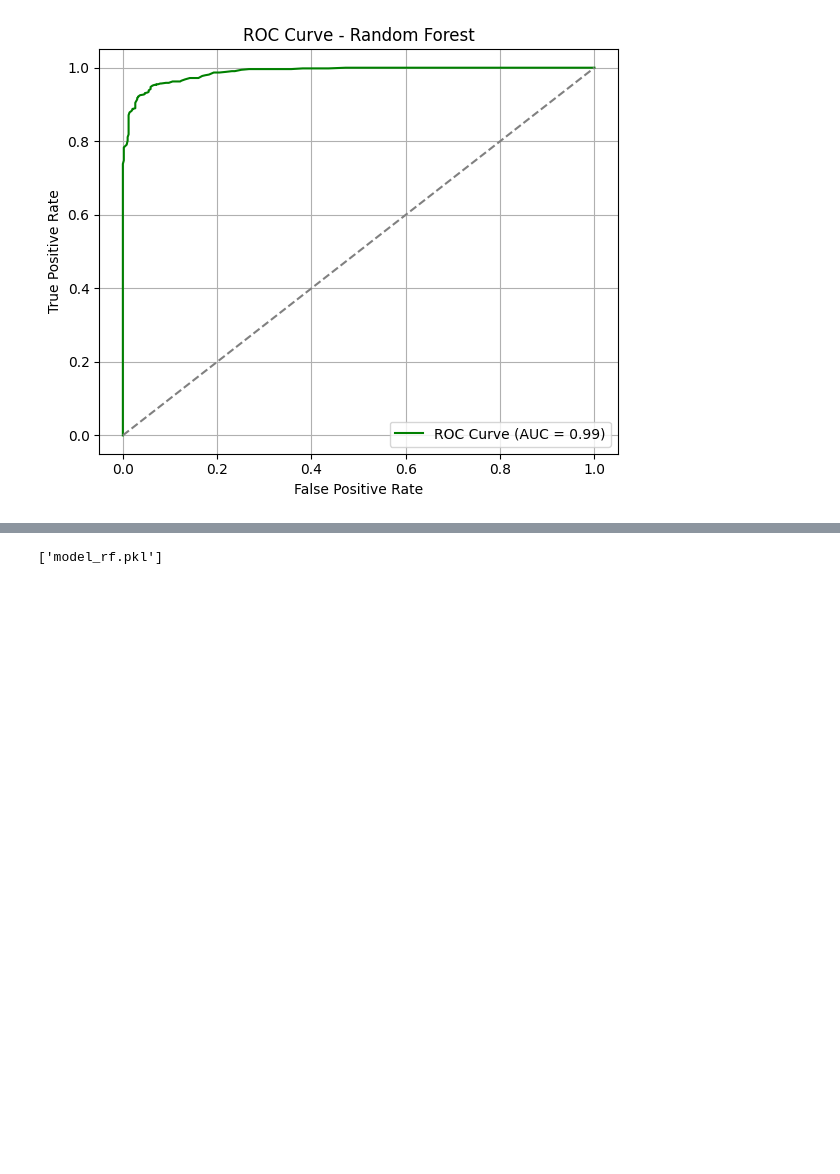
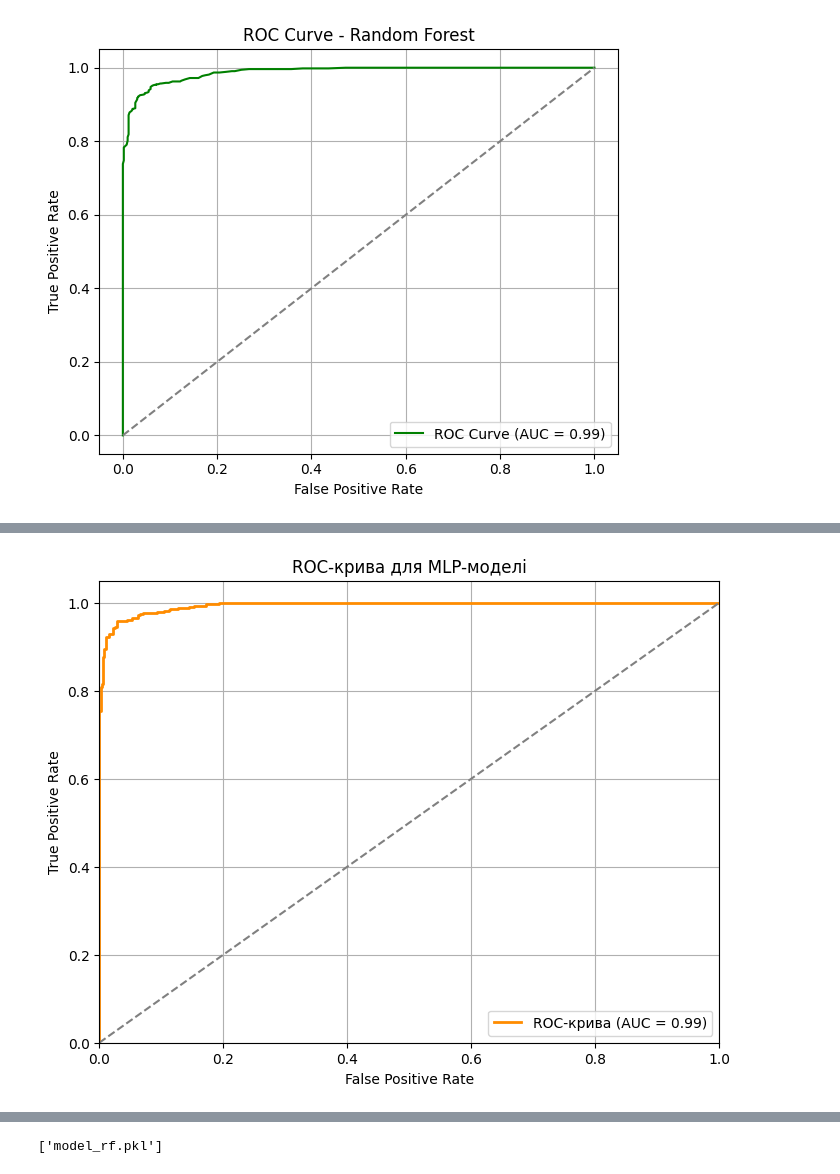
Before and after one commit to Yurii-Stepovenko/YAMNet1, a Jupyter notebook: Main.ipynb, the cells around one changed output, grey strips where cells are left out. Drawn from its saved outputs; the diff is of its cells as text; code cells hidden in the pictures; blank space fills up the shorter version.

```diff
--- a/Main.ipynb
+++ b/Main.ipynb
@@ -523,0 +338,88 @@ weighted avg       0.95      0.95      0.95      1028
+# %%
+#3.MLP
+import tensorflow as tf
+from tensorflow.keras import layers, callbacks
+from sklearn.model_selection import train_test_split
+from sklearn.metrics import (
+    accuracy_score, precision_score, recall_score, f1_score,
+    classification_report, roc_curve, auc
+)
+import numpy as np
+import matplotlib.pyplot as plt
+
+#Розділення даних
+X_train, X_test, y_train, y_test = train_test_split(
+    X, y, test_size=0.2, random_state=42
+)
+
+#Побудова моделі
+model_mlp = tf.keras.Sequential([
+    layers.Dense(128, activation=None, input_shape=(1024,)),
+    layers.BatchNormalization(),
+    layers.Activation('relu'),
+    layers.Dropout(0.3),
+
+    layers.Dense(64, activation=None),
+    layers.BatchNormalization(),
+    layers.Activation('relu'),
+    layers.Dropout(0.3),
+
+    layers.Dense(1, activation='sigmoid')
+])
+
+#Компіляція
+model_mlp.compile(
+    optimizer='adam',
+    loss='binary_crossentropy',
+    metrics=['accuracy']
+)
+
+#Callbacks
+early_stop = callbacks.EarlyStopping(
+    monitor='val_loss',
+    patience=5,
+    restore_best_weights=True
+)
+
+#Навчання
+history_mlp = model_mlp.fit(
+    X_train, y_train,
+    epochs=15,
+    batch_size=32,
+    validation_data=(X_test, y_test),
+    callbacks=[early_stop],
+    verbose=1
+)
+
+#Оцінка
+y_pred_proba = model_mlp.predict(X_test).flatten()
+y_pred = (y_pred_proba > 0.5).astype(int)
+
+accuracy = accuracy_score(y_test, y_pred)
+precision = precision_score(y_test, y_pred)
+recall = recall_score(y_test, y_pred)
+f1 = f1_score(y_test, y_pred)
+
+print("MLP classifier")
+print("Accuracy:", accuracy)
+print("Precision:", precision)
+print("Recall:", recall)
+print("F1 Score:", f1)
+print("\nClassification Report:\n", classification_report(y_test, y_pred))
+
+#Побудова ROC-кривої
+fpr, tpr, thresholds = roc_curve(y_test, y_pred_proba)
+roc_auc = auc(fpr, tpr)
+
+plt.figure(figsize=(8, 6))
+plt.plot(fpr, tpr, label=f'ROC-крива (AUC = {roc_auc:.2f})', color='darkorange', lw=2)
+plt.plot([0, 1], [0, 1], linestyle='--', color='gray')
+plt.xlim([0.0, 1.0])
+plt.ylim([0.0, 1.05])
+plt.xlabel('False Positive Rate')
+plt.ylabel('True Positive Rate')
+plt.title('ROC-крива для MLP-моделі')
+plt.legend(loc='lower right')
+plt.grid(True)
+plt.show()
+# %% [output]
@@ -524 +443,2 @@ weighted avg       0.95      0.95      0.95      1028
+[figure, added]
 # %%
```
Also changed, not shown: parts of 11 cells of this notebook, 1 other file.
